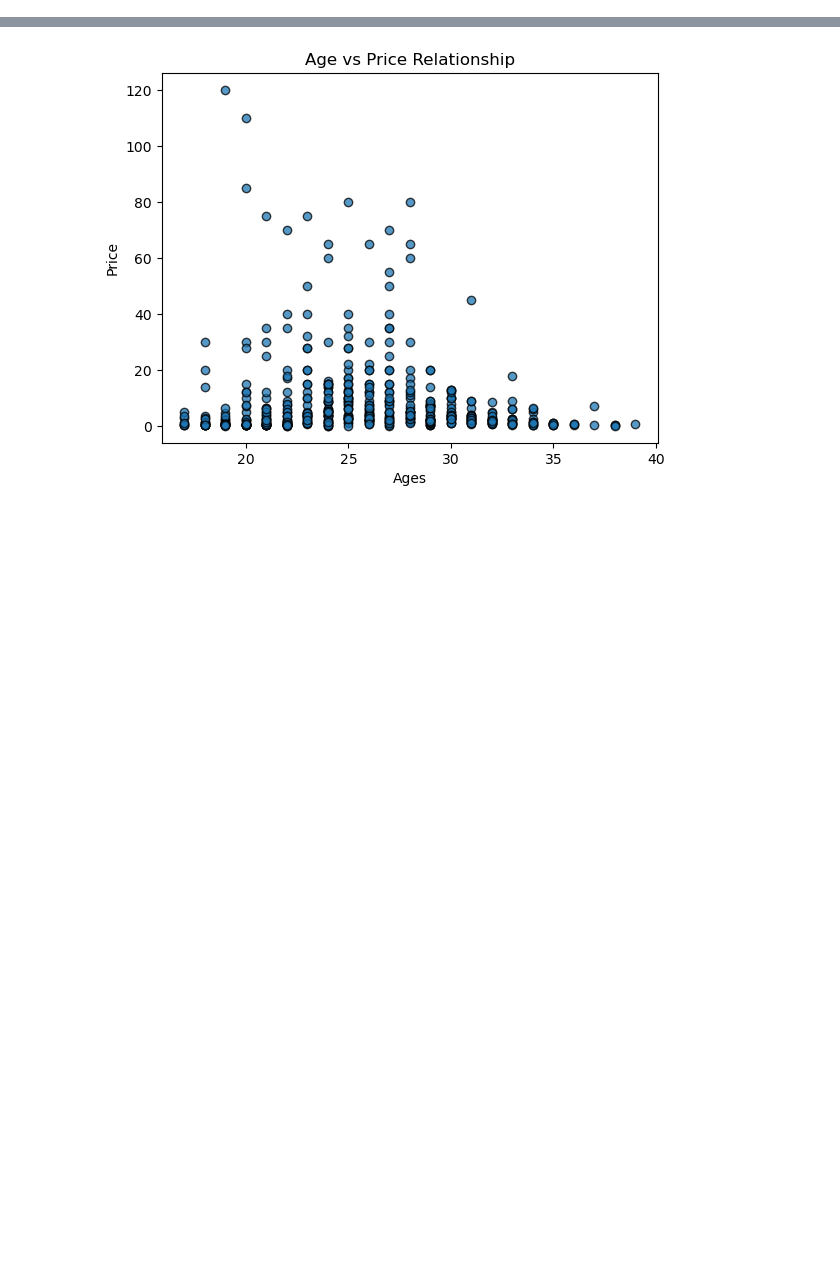
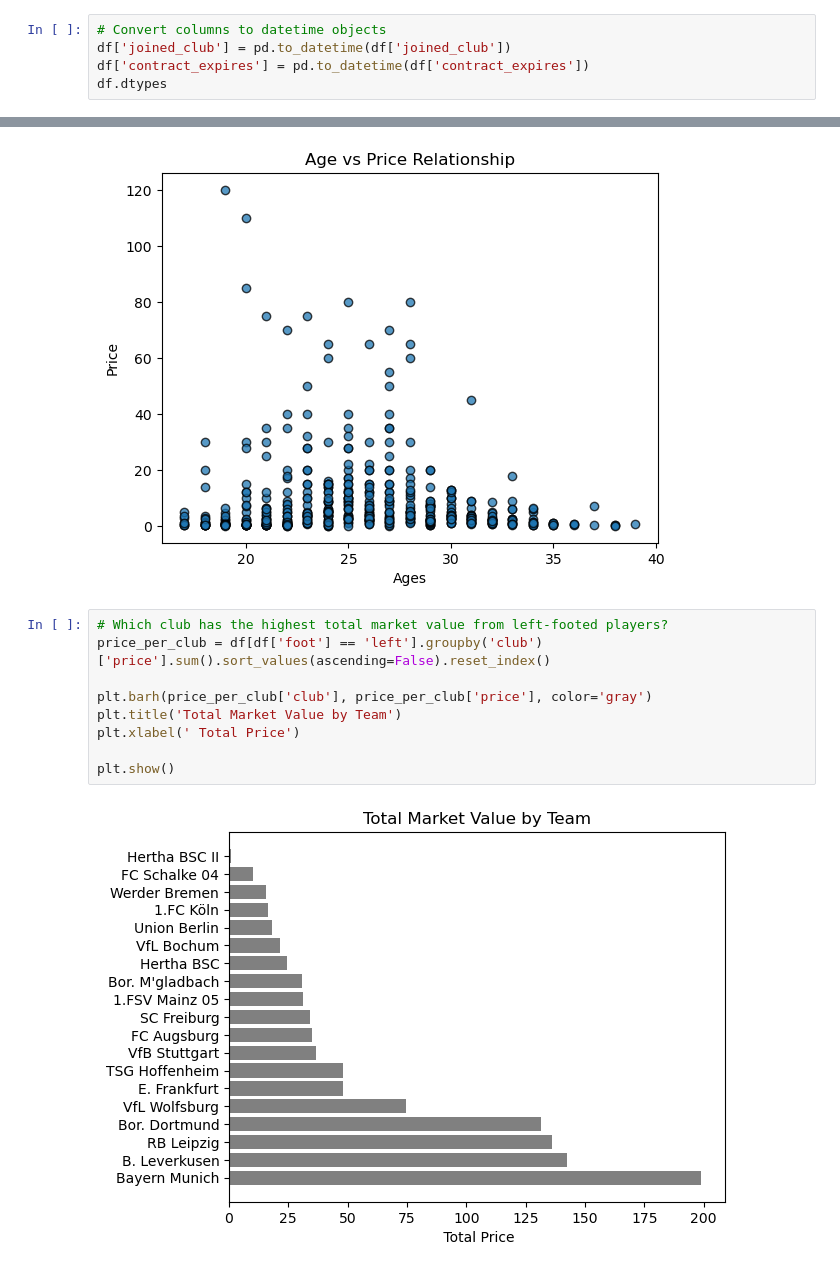
Before and after one commit to LuisAlva1987/left_foot_players, a Jupyter notebook: left_foot_players.ipynb, the cells around one changed output, grey strips where cells are left out. Cells and saved outputs as stored; diff of their text form; blank space fills up the shorter version.

```diff
--- a/left_foot_players.ipynb
+++ b/left_foot_players.ipynb
@@ -38,3 +58,8 @@ df.duplicated().sum()
+# %%
+# Convert columns to datetime objects
+df['joined_club'] = pd.to_datetime(df['joined_club'])
+df['contract_expires'] = pd.to_datetime(df['contract_expires'])
+df.dtypes
 # %%
 # Check for duplicates in the name column
 df['name'].duplicated().sum()
@@ -106,3 +131,14 @@ plt.ylabel("Price")
 # %% [output]
 Text(0, 0.5, 'Price')
 [figure]
+# %%
+# Which club has the highest total market value from left-footed players?
+price_per_club = df[df['foot'] == 'left'].groupby('club')['price'].sum().sort_values(ascending=False).reset_index()
+
+plt.barh(price_per_club['club'], price_per_club['price'], color='gray')
+plt.title('Total Market Value by Team')
+plt.xlabel(' Total Price')
+
+plt.show()
+# %% [output]
+[figure, added]
```
Also changed, not shown: parts of 7 cells of this notebook, 1 other file.
